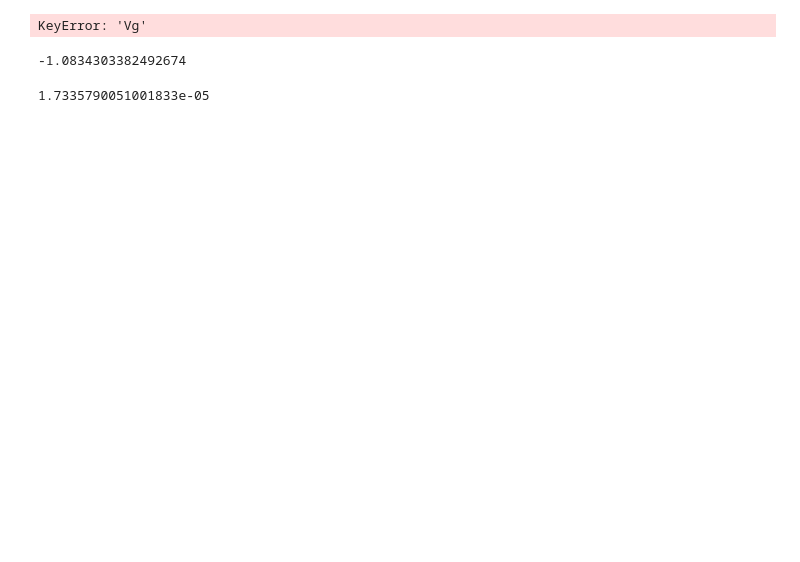
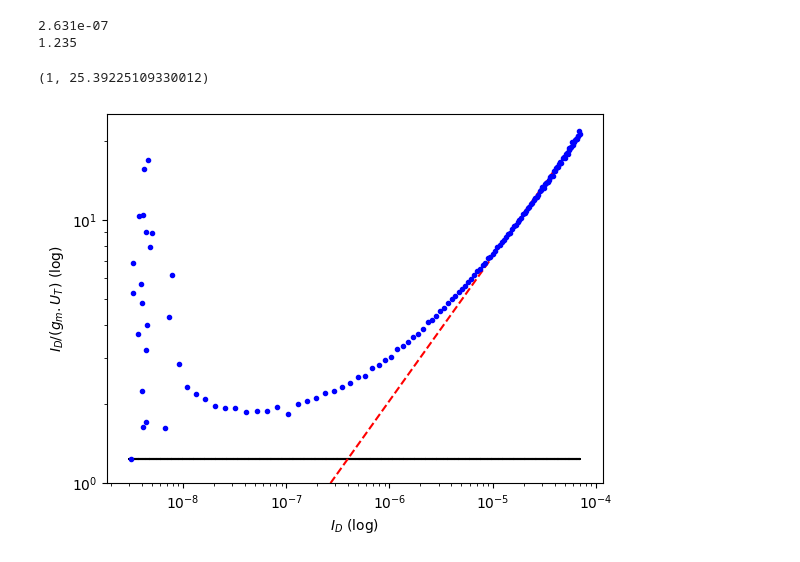
Before and after one commit to lszucchi/HPIB, a Jupyter notebook: bin/Untitled.ipynb, the cells around one changed output. Drawn from its saved outputs; the diff is of its cells as text; code cells hidden in the pictures; blank space fills up the shorter version.

```diff
--- a/bin/Untitled.ipynb
+++ b/bin/Untitled.ipynb
@@ -22,78 +22,77 @@ Plot(path, 'Vd', 'Id')
 # %%
+T=296
 try: df=pd.read_csv(path, header=[0, 1])
 except: print("Error opening VGS\n")
 
 if df.columns.levels[1][0] != 'None':
     df.columns.levels[1][0] != ''
 
-VD=getpd(df, 'Vd')
+VD=float(df.columns.levels[1][0])
+VG=getpd(df, 'Vg')
 ID=getpd(df, 'Id')
-IG=getpd(df, 'Ig')
-IS=getpd(df, 'Is')
-Ib=getpd(df, 'Ib')
 
-
+if np.average(ID) < 0:
+    VD=-VD
+    VG=-VG
+    ID=-ID
 
 if 'gm' not in df.columns:
     gm=(np.diff(df['Id'].T)/np.diff(df['Vg'].T)).T
     gm=np.append([gm[0]], gm)
 
     header=pd.MultiIndex.from_product([['gm'],
                                 df['Vg'].columns])
 
     df2=pd.DataFrame(data=gm, columns=header)
     df=pd.concat((df, df2), axis=1)
 
     df.to_csv(path, index=False, float_format='%.5E')
 else:
     gm=getpd(df, 'gm')
 
 if 'dgm' not in df.columns:
     dgm=(np.diff(df['gm'].T)/np.diff(df['Vg'].T)).T
     dgm=np.append(dgm, [dgm[-1]])
 
     header=pd.MultiIndex.from_product([['dgm'],
                                 df['Vg'].columns])
 
     df2=pd.DataFrame(data=dgm, columns=header)
     df=pd.concat((df, df2), axis=1)
 
     df.to_csv(path, index=False, float_format='%.5E')
 else:
     dgm=getpd(df, 'dgm')
 
-VGfit=VG[np.argmax(gm)-2:np.argmax(gm)+2]
-IDfit=ID[np.argmax(gm)-2:np.argmax(gm)+2]
-
-m, b= np.polyfit(VGfit, IDfit, 1)
-LIN=-b/m+VD/2
-fitID=m*VG[:np.argmax(gm)]+b
-
-Plot(path, 'Vg', ['Id', 'gm'])
-
-for n, V in enumerate(VG):
-    if V > LIN:
-        break
-
-pt=6
-ptp=4
-ptm=2
-T=49
-
 plt.close('all')
 
-y=np.log10(ID/(gm*k*T/e))
-x=np.log10(ID)
+Ut=k*T/e
 
-plt.plot(x, y, '.')
+y=ID/(gm*Ut)
+x=ID
+
+fig = plt.figure()
+ax=plt.gca()
+ax.set_yscale('log')
+ax.set_xscale('log')
+
+m, b = np.polyfit(np.log10(x[-10:]), np.log10(y[-10:]), 1, w=np.sqrt(y[-10:]))
+
+Ispec=10**((-b)/m)
+print(format(Ispec, '.3e'))
+n=np.nanmin(y[y>0])
+print(format(n, '.3f'))
+
+ax.plot(x, np.array([n for c in x]), '--k')
+ax.plot(x, y[-1]/(b * np.power(x[-1], m))*(b * np.power(x, m)), '--r')
+ax.plot(x, y, '.b')
+
+ax.set_ylabel('$I_D/(g_m.U_T)$ (log)')
+ax.set_xlabel('$I_D$ (log)')
+
+ax.set_ylim((1, 1.2*y[-1]))
 # %% [output]
-KeyError: 'Vg'
+2.631e-07
+1.235
+(1, 25.39225109330012)
+[figure, added]
-# %%
-np.min(df['Id']/df['Is'])
-# %% [output]
--1.0834303382492674
-# %%
-m, b=np.polyfit(x[-6:], y[-6:], 1)
-10**((1-b)/m)
-# %% [output]
-1.7335790051001833e-05
```
Also changed, not shown: parts of 2 cells of this notebook, 6 other files.
